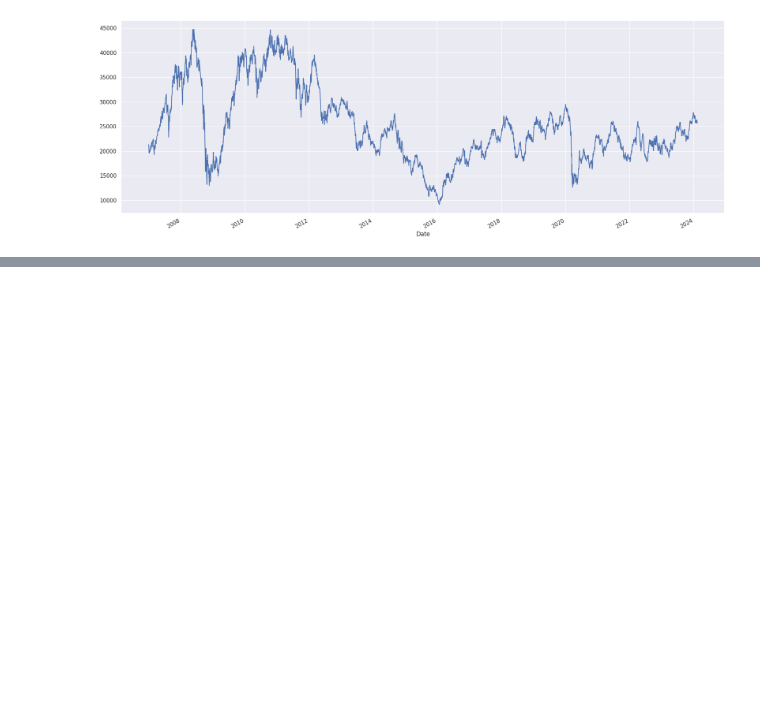
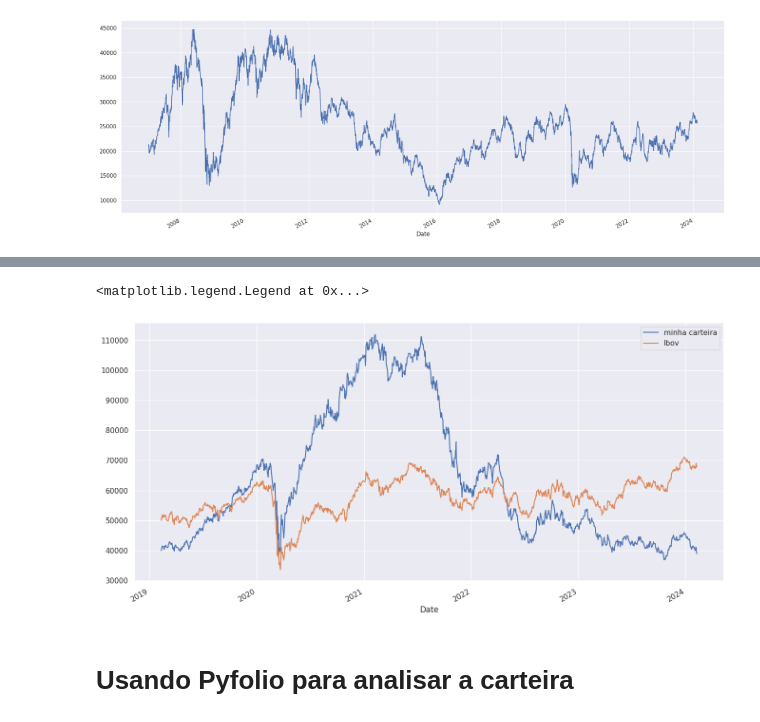
Before and after one commit to VinLavor/Analise-de-dados-em-Python, a Jupyter notebook: Análise_Financeira_em_Python.ipynb, the cells around one changed output, grey strips where cells are left out. Saved outputs shown, nothing was run; the diff lists cells and outputs as text; code cells hidden in the pictures; blank space fills up the shorter version.

```diff
--- a/Análise_Financeira_em_Python.ipynb
+++ b/Análise_Financeira_em_Python.ipynb
@@ -160,0 +206,10 @@ carteira
+# %%
+ibov_normalizado = (ibov/ibov.iloc[0]) * 50000
+carteira_normalizada['Saldo'].plot(figsize = (16,8) , label = 'minha carteira')
+ibov_normalizado.plot(label = 'Ibov')
+plt.legend()
+# %% [output]
+<matplotlib.legend.Legend at 0x...>
+[figure, added]
+# %% [markdown]
+# Usando Pyfolio para analisar a carteira
```
Also changed, not shown: parts of 12 cells of this notebook.
